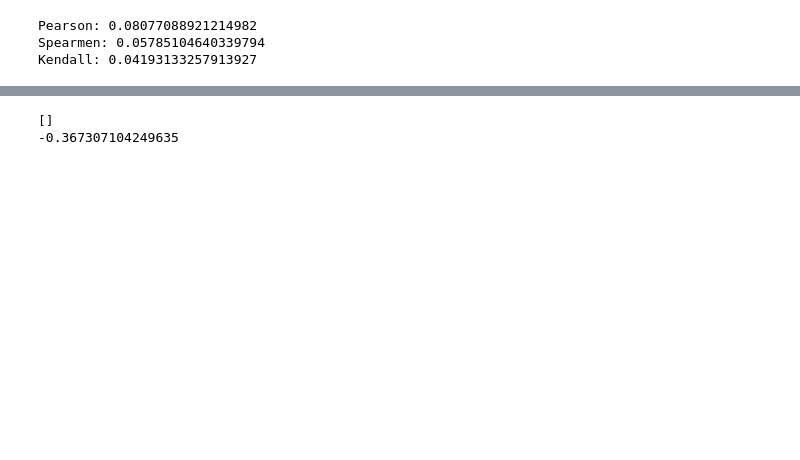
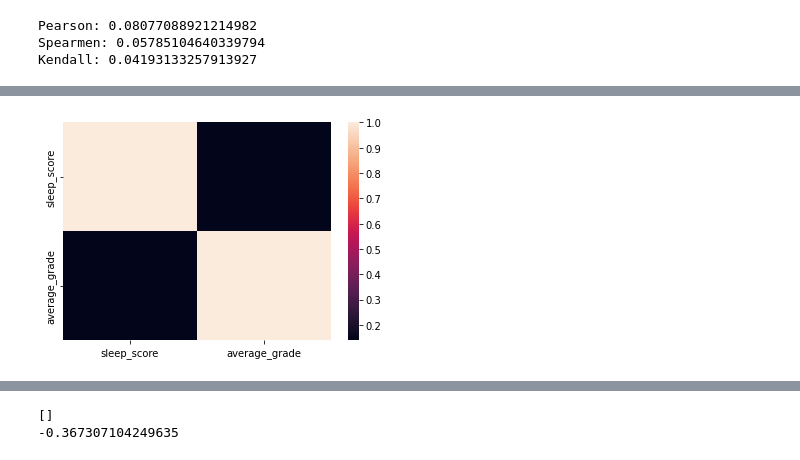
Before and after one commit to EAltunoglu/cmpe492, a Jupyter notebook: sns.ipynb, the cells around one changed output, grey strips where cells are left out. Cells and saved outputs as stored; diff of their text form; code cells hidden in the pictures; blank space fills up the shorter version.

```diff
--- a/sns.ipynb
+++ b/sns.ipynb
@@ -75,0 +75,6 @@ corr_matrix.to_csv('corr_matrices/spearman_matrix_sleep_grade_average.csv', inde
+# %%
+corr_matrix = base_matrix.corr(method='pearson')
+sns.heatmap(corr_matrix)
+corr_matrix.to_csv('corr_matrices/pearson_matrix_sleep_grade_average.csv', index=True)
+# %% [output]
+[figure, added]
```
Also changed, not shown: parts of 8 cells of this notebook.
